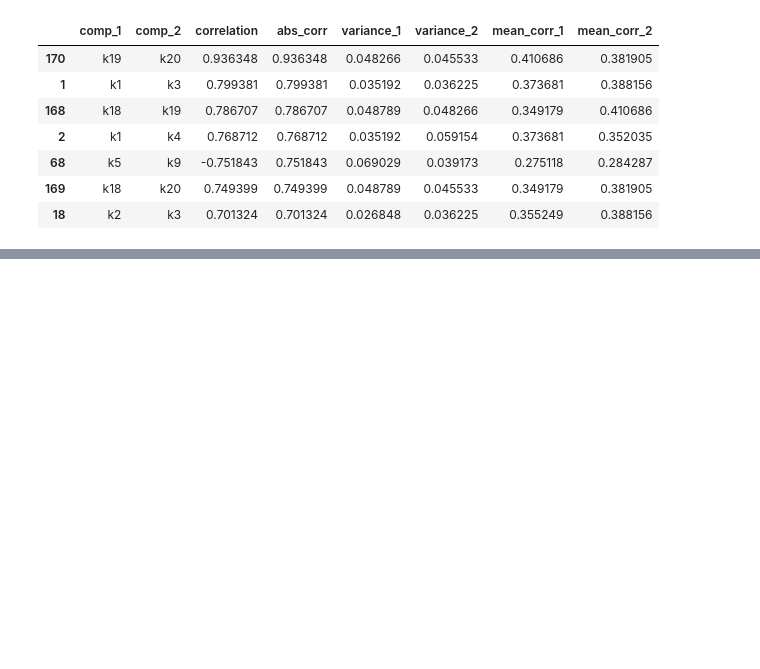
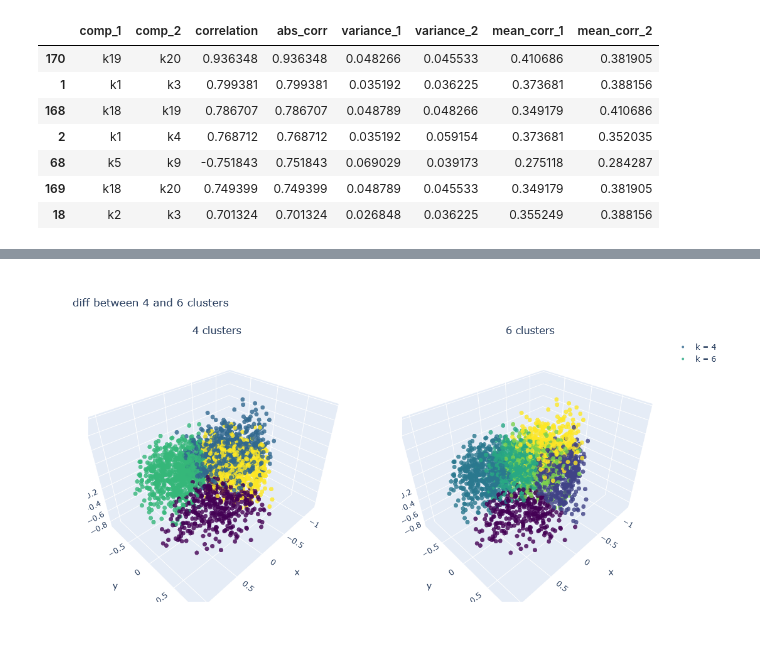
Before and after one commit to aquapuziq/BSU_DA-DS_labs, a Jupyter notebook: cluster_analysis/cluster_analysis.ipynb, the cells around one changed output, grey strips where cells are left out. Saved outputs shown, nothing was run; the diff lists cells and outputs as text; code cells hidden in the pictures; blank space fills up the shorter version.

```diff
--- a/cluster_analysis/cluster_analysis.ipynb
+++ b/cluster_analysis/cluster_analysis.ipynb
@@ -95,0 +108,13 @@ plt.show()
+# %%
+fig = make_subplots(rows = 1, cols = 2, specs = [[{'type': 'scene'}, {'type': 'scene'}]], subplot_titles = ('4 clusters', '6 clusters'))
+
+fig.add_trace(go.Scatter3d(x = axes[:, 0], y = axes[:, 1], z = axes[:, 2], mode = 'markers',
+                           marker = dict(size = 4, color = labels_4, colorscale = 'Viridis', opacity = 0.8), name = 'k = 4'), row = 1, col = 1)
+
+fig.add_trace(go.Scatter3d(x = axes[:, 0], y = axes[:, 1], z = axes[:, 2], mode = 'markers',
+                           marker = dict(size = 4, color = labels_6, colorscale = 'Viridis', opacity = 0.8), name = 'k = 6'), row = 1, col = 2)
+
+fig.update_layout(height = 600, width = 1200, title_text = 'diff between 4 and 6 clusters')
+fig.show()
+# %% [output]
+[figure, added]
```
Also changed, not shown: parts of 4 cells of this notebook.
